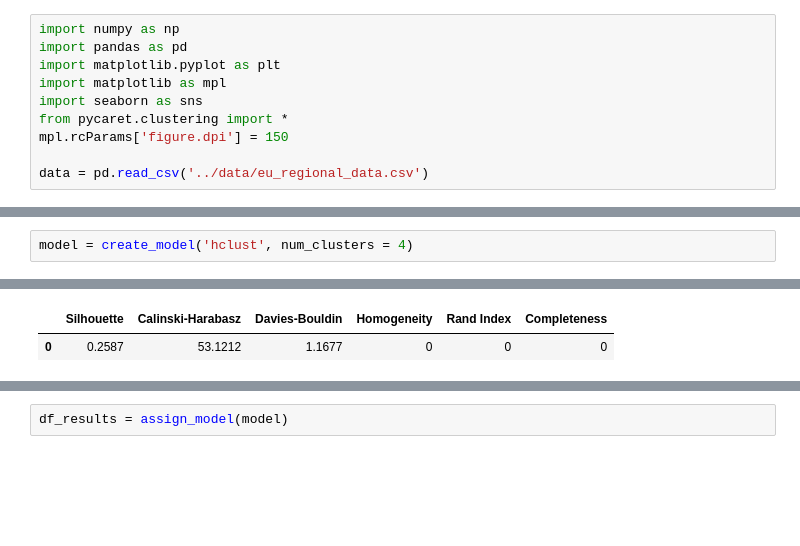
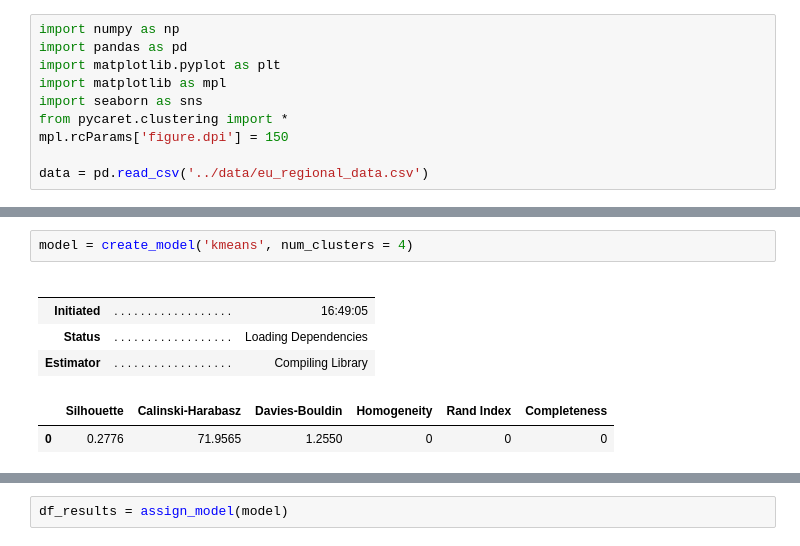
Before and after one commit to derevirn/eu-stats, a Jupyter notebook: notebooks/clustering.ipynb, the cells around one changed output, grey strips where cells are left out. Cells and saved outputs as stored; diff of their text form; blank space fills up the shorter version.

```diff
--- a/notebooks/clustering.ipynb
+++ b/notebooks/clustering.ipynb
@@ -33,6 +33,11 @@ cluster = setup(data, normalize = True, pca = True, pca_components=6,
 # %%
-model = create_model('hclust', num_clusters = 4)
+model = create_model('kmeans', num_clusters = 4)
 # %% [output]
+|  |  |  |
+|  |  |  |
+| Initiated | . . . . . . . . . . . . . . . . . . | 16:49:05 |
+| Status | . . . . . . . . . . . . . . . . . . | Loading Dependencies |
+| Estimator | . . . . . . . . . . . . . . . . . . | Compiling Library |
+|  | Silhouette | Calinski-Harabasz | Davies-Bouldin | Homogeneity | Rand Index | Completeness |
+| 0 | 0.2776 | 71.9565 | 1.2550 | 0 | 0 | 0 |
 [interactive output not drawn]
-|  | Silhouette | Calinski-Harabasz | Davies-Bouldin | Homogeneity | Rand Index | Completeness |
-| 0 | 0.2587 | 53.1212 | 1.1677 | 0 | 0 | 0 |
```
Also changed, not shown: parts of 3 cells of this notebook, 4 other files.
